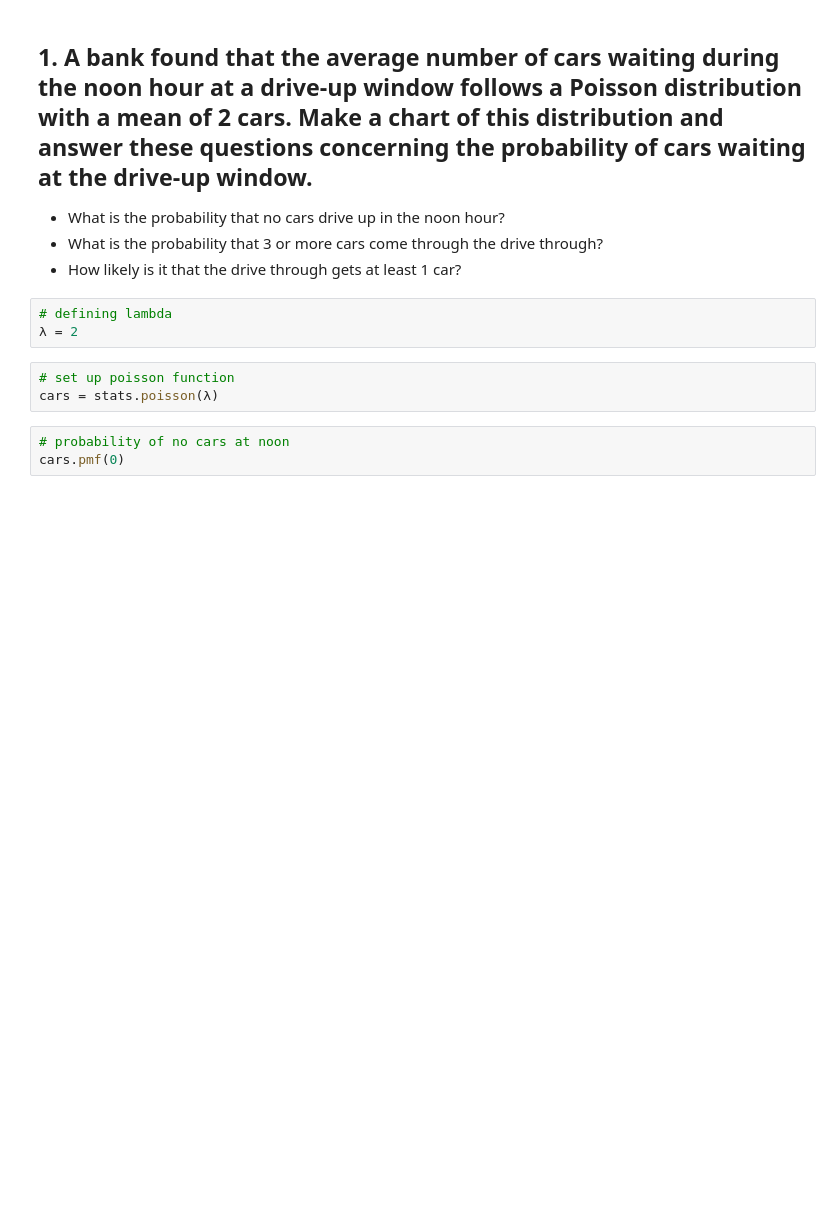
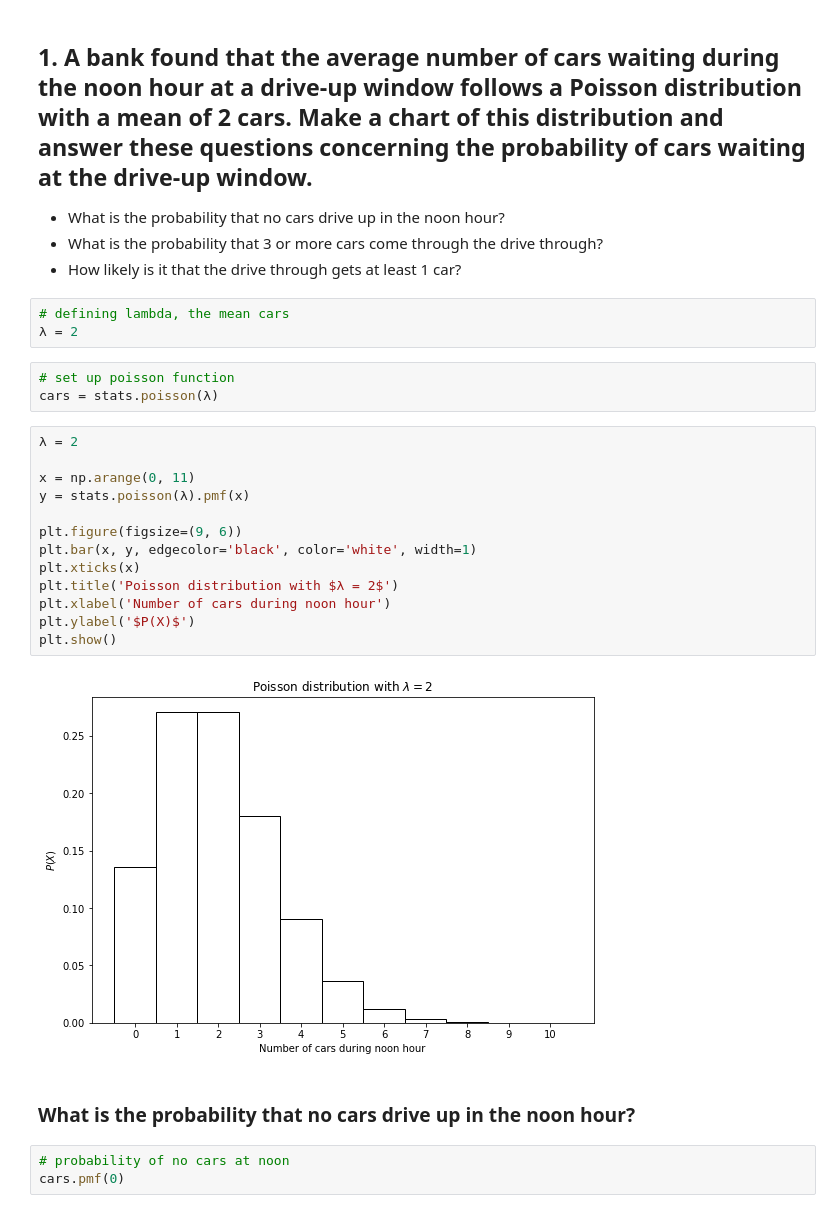
Before and after one commit to Yvette-Ibarra/statistics-exercises, a Jupyter notebook: probability_distributions.ipynb, the cells around one changed output. Cells and saved outputs as stored; diff of their text form; blank space fills up the shorter version.

Commit message:
update comments and graphs to code

```diff
--- a/probability_distributions.ipynb
+++ b/probability_distributions.ipynb
@@ -15,11 +18,28 @@ from scipy import stats
 * What is the probability that 3 or more cars come through the drive through?
 * How likely is it that the drive through gets at least 1 car?
 # %%
-# defining lambda
+# defining lambda, the mean cars
 λ = 2
 # %%
 # set up poisson function
 cars = stats.poisson(λ)
+# %%
+λ = 2
+
+x = np.arange(0, 11)
+y = stats.poisson(λ).pmf(x)
+
+plt.figure(figsize=(9, 6))
+plt.bar(x, y, edgecolor='black', color='white', width=1)
+plt.xticks(x)
+plt.title('Poisson distribution with $λ = 2$')
+plt.xlabel('Number of cars during noon hour')
+plt.ylabel('$P(X)$')
+plt.show()
+# %% [output]
+[figure, added]
+# %% [markdown]
+### What is the probability that no cars drive up in the noon hour?
 # %%
 # probability of no cars at noon
 cars.pmf(0)
```
Also changed, not shown: parts of 61 cells of this notebook.
